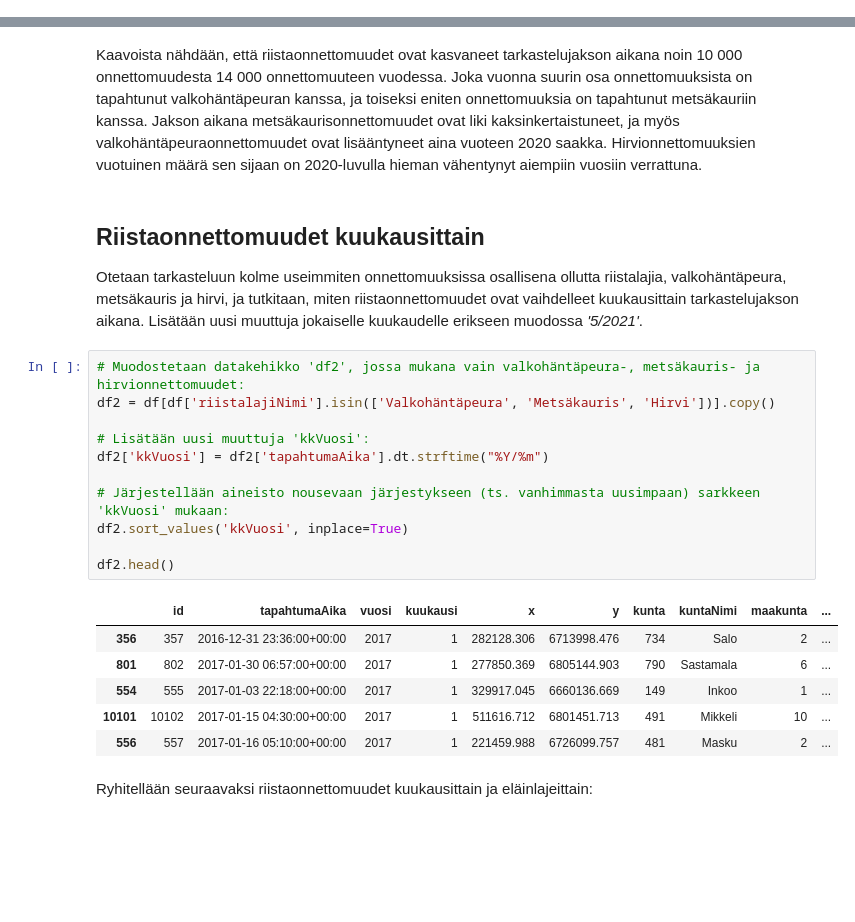
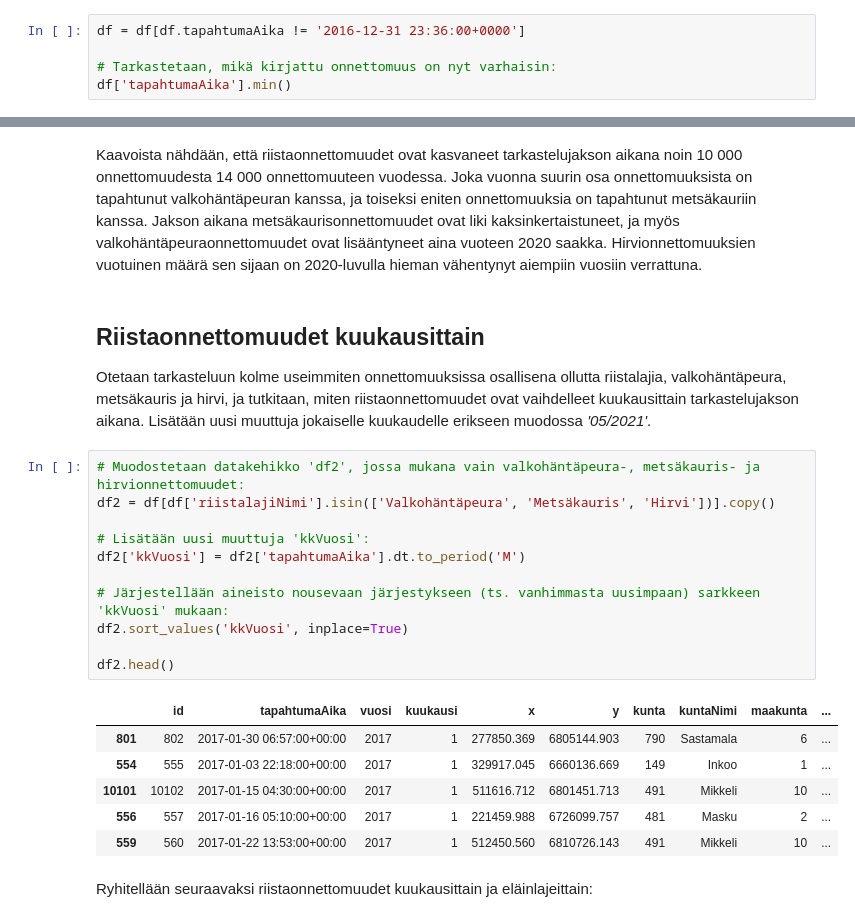
Before and after one commit to SallaLipasti/riistaonnettomuudet, a Jupyter notebook: datan_analysointi.ipynb, the cells around one changed output, grey strips where cells are left out. Saved outputs shown, nothing was run; the diff lists cells and outputs as text; blank space fills up the shorter version.

Commit message:
Tarkastelujakson ulkopuolisen onnettomuuden poisto, luotu parempi kkVuosi-muuttuja ja datan  pivotointi sekä  kuvaaja onnettomuuksien kuukausitarkastelussa

```diff
--- a/datan_analysointi.ipynb
+++ b/datan_analysointi.ipynb
@@ -98,0 +122,5 @@ Aineistossa kesä- (UTC+03:00) ja talviaika (UTC+02:00) on merkitty onnettomuush
+# %%
+df = df[df.tapahtumaAika != '2016-12-31 23:36:00+0000']
+
+# Tarkastetaan, mikä kirjattu onnettomuus on nyt varhaisin:
+df['tapahtumaAika'].min()
@@ -271,25 +303,25 @@ Kaavoista nähdään, että riistaonnettomuudet ovat kasvaneet tarkastelujakson
 # %% [markdown]
 ## Riistaonnettomuudet kuukausittain
 
-Otetaan tarkasteluun kolme useimmiten onnettomuuksissa osallisena ollutta riistalajia, valkohäntäpeura, metsäkauris ja hirvi, ja tutkitaan, miten riistaonnettomuudet ovat vaihdelleet kuukausittain tarkastelujakson aikana. Lisätään uusi muuttuja jokaiselle kuukaudelle erikseen muodossa *'5/2021'*.
+Otetaan tarkasteluun kolme useimmiten onnettomuuksissa osallisena ollutta riistalajia, valkohäntäpeura, metsäkauris ja hirvi, ja tutkitaan, miten riistaonnettomuudet ovat vaihdelleet kuukausittain tarkastelujakson aikana. Lisätään uusi muuttuja jokaiselle kuukaudelle erikseen muodossa *'05/2021'*.
 # %%
 # Muodostetaan datakehikko 'df2', jossa mukana vain valkohäntäpeura-, metsäkauris- ja hirvionnettomuudet:
 df2 = df[df['riistalajiNimi'].isin(['Valkohäntäpeura', 'Metsäkauris', 'Hirvi'])].copy()
 
 # Lisätään uusi muuttuja 'kkVuosi':
-df2['kkVuosi'] = df2['tapahtumaAika'].dt.strftime("%Y/%m")
+df2['kkVuosi'] = df2['tapahtumaAika'].dt.to_period('M')
 
 # Järjestellään aineisto nousevaan järjestykseen (ts. vanhimmasta uusimpaan) sarkkeen 'kkVuosi' mukaan:
 df2.sort_values('kkVuosi', inplace=True)
 
 df2.head()
 # %% [output]
 |  | id | tapahtumaAika | vuosi | kuukausi | x | y | kunta | kuntaNimi | maakunta | ... |
-| 356 | 357 | 2016-12-31 23:36:00+00:00 | 2017 | 1 | 282128.306 | 6713998.476 | 734 | Salo | 2 | ... |
 | 801 | 802 | 2017-01-30 06:57:00+00:00 | 2017 | 1 | 277850.369 | 6805144.903 | 790 | Sastamala | 6 | ... |
 | 554 | 555 | 2017-01-03 22:18:00+00:00 | 2017 | 1 | 329917.045 | 6660136.669 | 149 | Inkoo | 1 | ... |
 | 10101 | 10102 | 2017-01-15 04:30:00+00:00 | 2017 | 1 | 511616.712 | 6801451.713 | 491 | Mikkeli | 10 | ... |
 | 556 | 557 | 2017-01-16 05:10:00+00:00 | 2017 | 1 | 221459.988 | 6726099.757 | 481 | Masku | 2 | ... |
+| 559 | 560 | 2017-01-22 13:53:00+00:00 | 2017 | 1 | 512450.560 | 6810726.143 | 491 | Mikkeli | 10 | ... |
 # %% [markdown]
 Ryhitellään seuraavaksi riistaonnettomuudet kuukausittain ja eläinlajeittain:
 # %%
```
Also changed, not shown: parts of 18 cells of this notebook.
